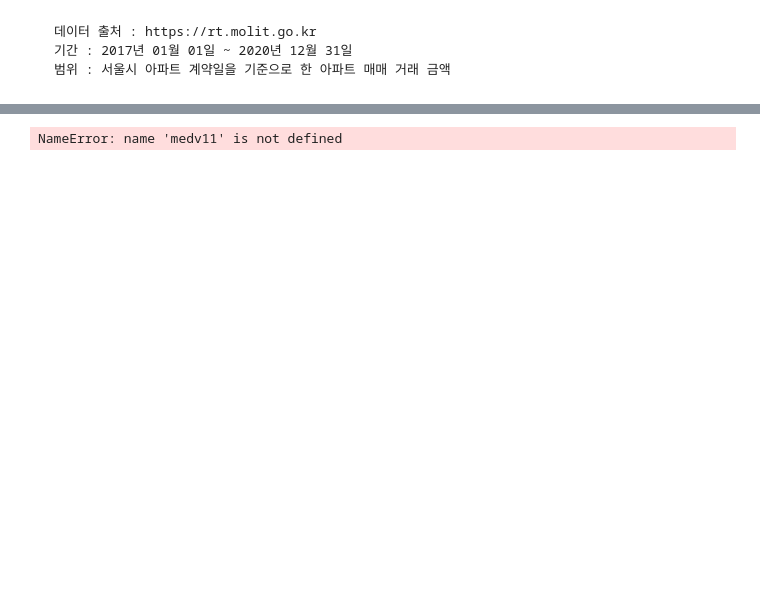
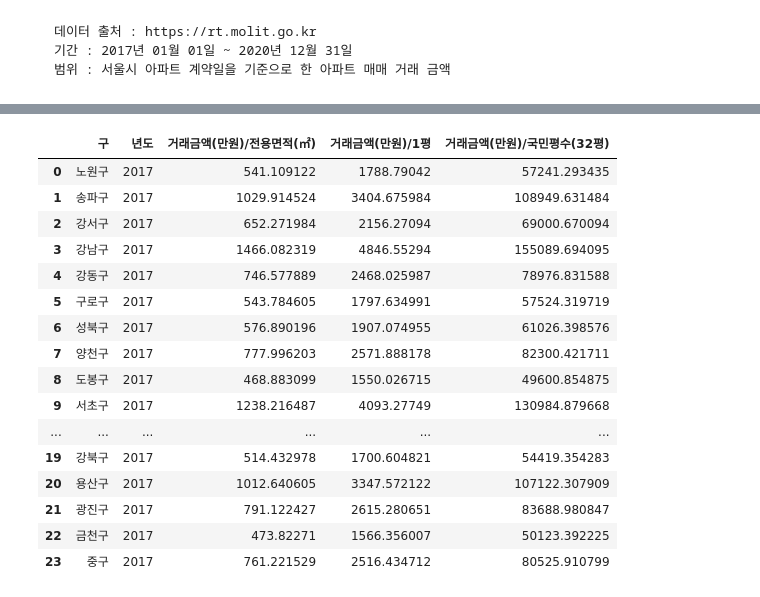
Before and after one commit to laits1/TIL, a Jupyter notebook: project/1)data분석 프로젝트/서울시 아파트 실거래 통계.ipynb, the cells around one changed output, grey strips where cells are left out. Cells and saved outputs as stored; diff of their text form; code cells hidden in the pictures; blank space fills up the shorter version.

```diff
--- a/project/1)data분석 프로젝트/서울시 아파트 실거래 통계.ipynb
+++ b/project/1)data분석 프로젝트/서울시 아파트 실거래 통계.ipynb
@@ -344,4 +48,0 @@ SyntaxError: cannot assign to operator (<ipython-input-125-f54a9070f6b6>, line 4
-# %%
-medv11
-# %% [output]
-NameError: name 'medv11' is not defined
@@ -347,0 +75,20 @@ NameError: name 'medv11' is not defined
+# %%
+globals()['df'+str(17)].head(24)
+# %% [output]
+|  | 구 | 년도 | 거래금액(만원)/전용면적(㎡) | 거래금액(만원)/1평 | 거래금액(만원)/국민평수(32평) |
+| 0 | 노원구 | 2017 | 541.109122 | 1788.79042 | 57241.293435 |
+| 1 | 송파구 | 2017 | 1029.914524 | 3404.675984 | 108949.631484 |
+| 2 | 강서구 | 2017 | 652.271984 | 2156.27094 | 69000.670094 |
+| 3 | 강남구 | 2017 | 1466.082319 | 4846.55294 | 155089.694095 |
+| 4 | 강동구 | 2017 | 746.577889 | 2468.025987 | 78976.831588 |
+| 5 | 구로구 | 2017 | 543.784605 | 1797.634991 | 57524.319719 |
+| 6 | 성북구 | 2017 | 576.890196 | 1907.074955 | 61026.398576 |
+| 7 | 양천구 | 2017 | 777.996203 | 2571.888178 | 82300.421711 |
+| 8 | 도봉구 | 2017 | 468.883099 | 1550.026715 | 49600.854875 |
+| 9 | 서초구 | 2017 | 1238.216487 | 4093.27749 | 130984.879668 |
+| ... | ... | ... | ... | ... | ... |
+| 19 | 강북구 | 2017 | 514.432978 | 1700.604821 | 54419.354283 |
+| 20 | 용산구 | 2017 | 1012.640605 | 3347.572122 | 107122.307909 |
+| 21 | 광진구 | 2017 | 791.122427 | 2615.280651 | 83688.980847 |
+| 22 | 금천구 | 2017 | 473.82271 | 1566.356007 | 50123.392225 |
+| 23 | 중구 | 2017 | 761.221529 | 2516.434712 | 80525.910799 |
```
Also changed, not shown: parts of 49 cells of this notebook, 33 other files.
